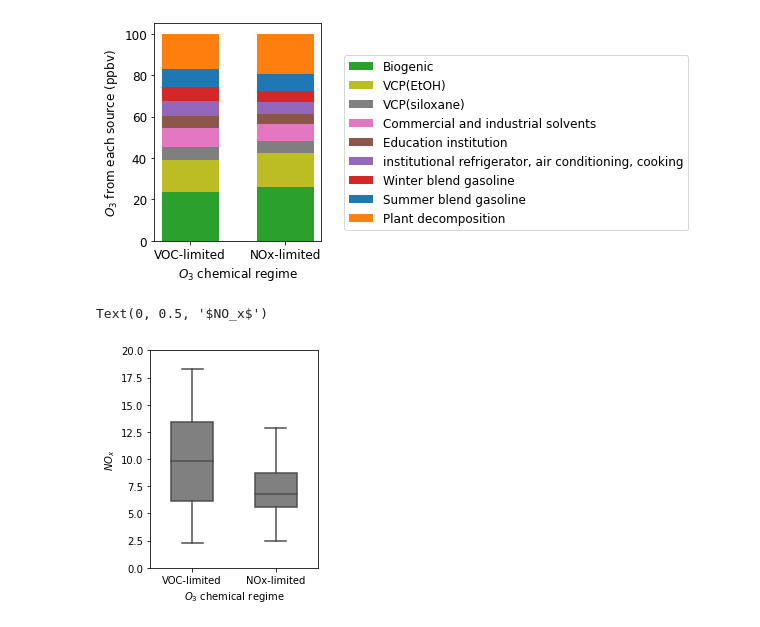
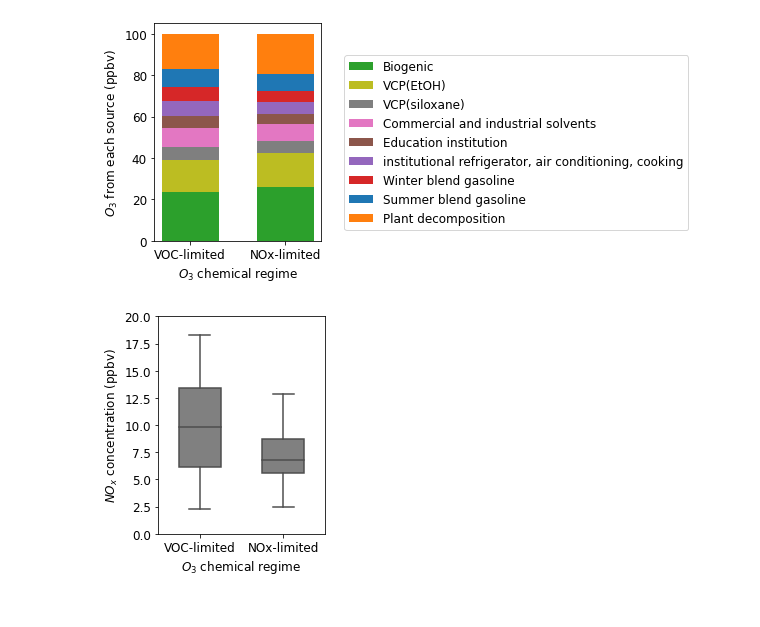
Before and after one commit to shenglun7/VOC_RECAP, a Jupyter notebook: code/script/box_model_output.ipynb, the cells around one changed output. Drawn from its saved outputs; the diff is of its cells as text; code cells hidden in the pictures.

Commit message:
add NOx boxplot

```diff
--- a/code/script/box_model_output.ipynb
+++ b/code/script/box_model_output.ipynb
@@ -249,15 +249,15 @@ df_NOx['Date'] = pd.to_datetime(df_NOx['Date'])
 # %%
 import seaborn as sns
 
 df_plot_NOx = df_plot.merge(df_NOx, on='Date', how='left')
 df_plot_NOx = df_plot_NOx[(df_plot_NOx['b1_b2_3hr'].notna())&(df_plot_NOx['NOx']>2)]
 df_plot_NOx.loc[df_plot_NOx['b1_b2_3hr']<0,'O3_sensitivity'] = 'VOC-limited'
 df_plot_NOx.loc[df_plot_NOx['b1_b2_3hr']>0,'O3_sensitivity'] = 'NOx-limited'
 fig, ax=plt.subplots(1, figsize=(3,4))
 sns.boxplot(x='O3_sensitivity', y='NOx', data=df_plot_NOx, color='grey', width=0.5, ax=ax)
 plt.ylim(0,20)
 plt.xlabel('$O_3$ chemical regime')
-plt.ylabel('$NO_x$')
+plt.ylabel('$NO_x$ concentration (ppbv)')
+fig.savefig('../../result/boxplot_NOx_vs_O3_sensitivity.png', dpi=1200, bbox_inches='tight',facecolor='white')
 # %% [output]
-Text(0, 0.5, '$NO_x$')
-[figure, old version]
+[figure, new version]
```
Also changed, not shown: parts of 3 cells of this notebook.
